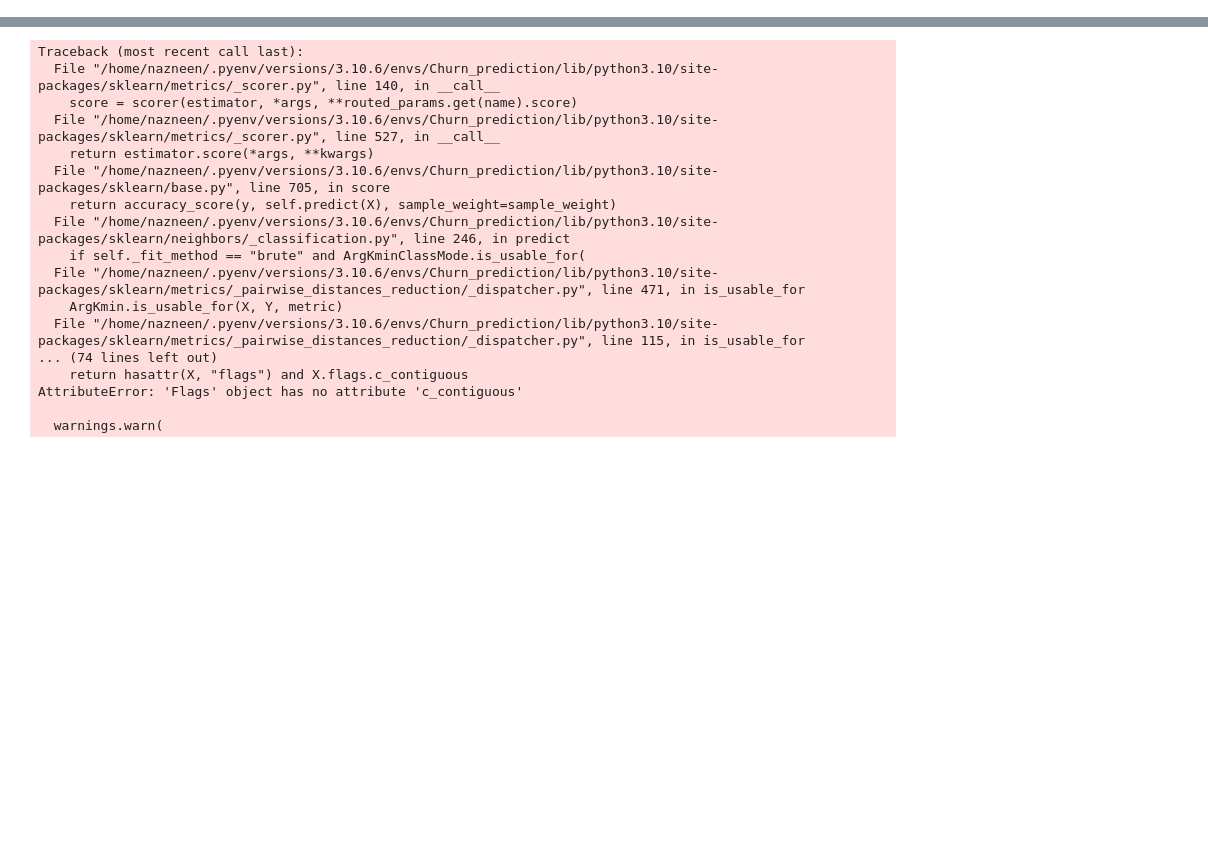
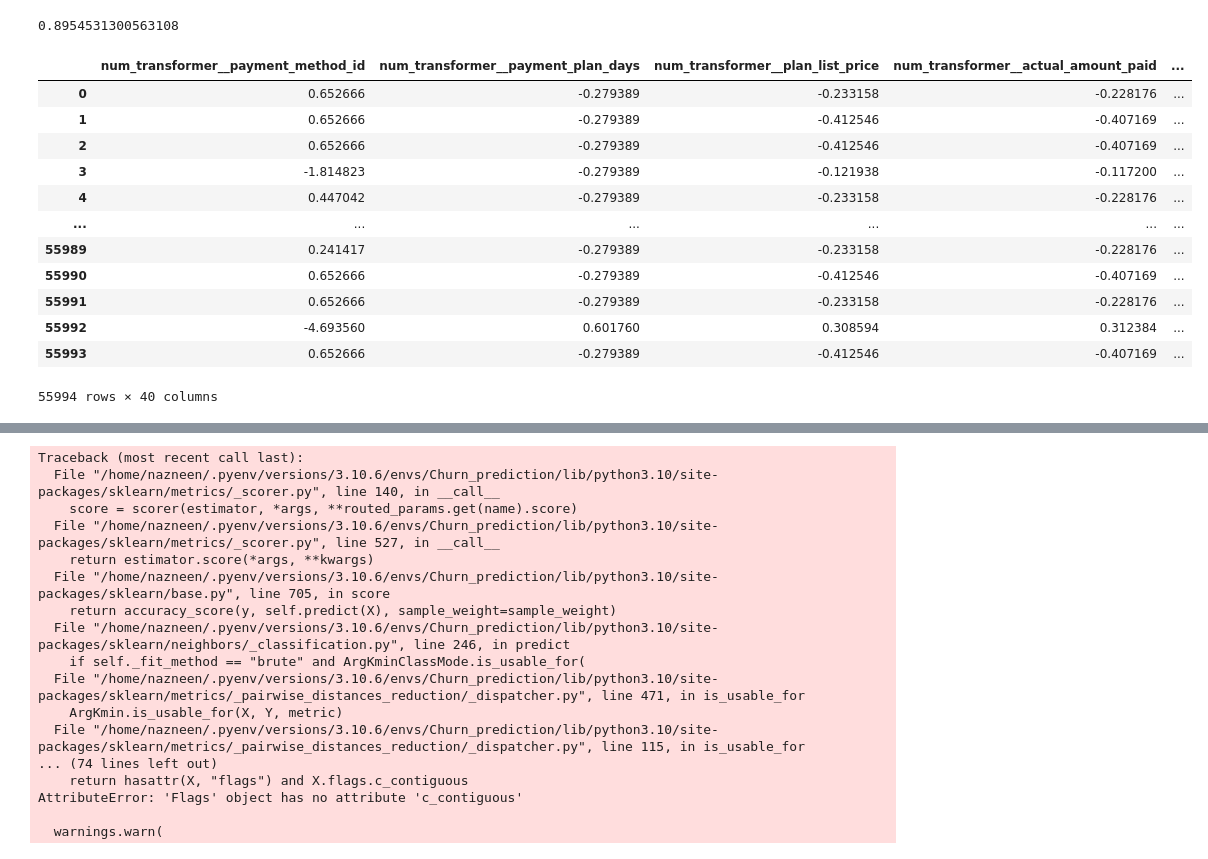
Before and after one commit to XavierLooyens/Churn_prediction, a Jupyter notebook: Pipeline_nzz.ipynb, the cells around one changed output, grey strips where cells are left out. Drawn from its saved outputs; the diff is of its cells as text; code cells hidden in the pictures; blank space fills up the shorter version.

```diff
--- a/Pipeline_nzz.ipynb
+++ b/Pipeline_nzz.ipynb
@@ -110,6 +115,10 @@ scale_features = ['payment_method_id',
                   'num_unq',
                   'total_secs',
                   'city',
-                  'bd',
-                  'registered_via']
+                  'registered_via',
+                  'usage_from_ltd',
+                  'registration_year',
+                  'expire_year',
+                  'last_transaction_year'
+                 ]
 # %%
@@ -211,0 +251,21 @@ After SMOTE, counts of label '0': 1752
+# %%
+scores = cross_val_score(rf, X_train_transformed, y, cv=5)
+scores.mean()
+# %% [output]
+0.8954531300563108
+# %%
+X_train_transformed
+# %% [output]
+|  | num_transformer__payment_method_id | num_transformer__payment_plan_days | num_transformer__plan_list_price | num_transformer__actual_amount_paid | ... |
+| 0 | 0.652666 | -0.279389 | -0.233158 | -0.228176 | ... |
+| 1 | 0.652666 | -0.279389 | -0.412546 | -0.407169 | ... |
+| 2 | 0.652666 | -0.279389 | -0.412546 | -0.407169 | ... |
+| 3 | -1.814823 | -0.279389 | -0.121938 | -0.117200 | ... |
+| 4 | 0.447042 | -0.279389 | -0.233158 | -0.228176 | ... |
+| ... | ... | ... | ... | ... | ... |
+| 55989 | 0.241417 | -0.279389 | -0.233158 | -0.228176 | ... |
+| 55990 | 0.652666 | -0.279389 | -0.412546 | -0.407169 | ... |
+| 55991 | 0.652666 | -0.279389 | -0.233158 | -0.228176 | ... |
+| 55992 | -4.693560 | 0.601760 | 0.308594 | 0.312384 | ... |
+| 55993 | 0.652666 | -0.279389 | -0.412546 | -0.407169 | ... |
+55994 rows × 40 columns
```
Also changed, not shown: parts of 44 cells of this notebook, 13 other files.
